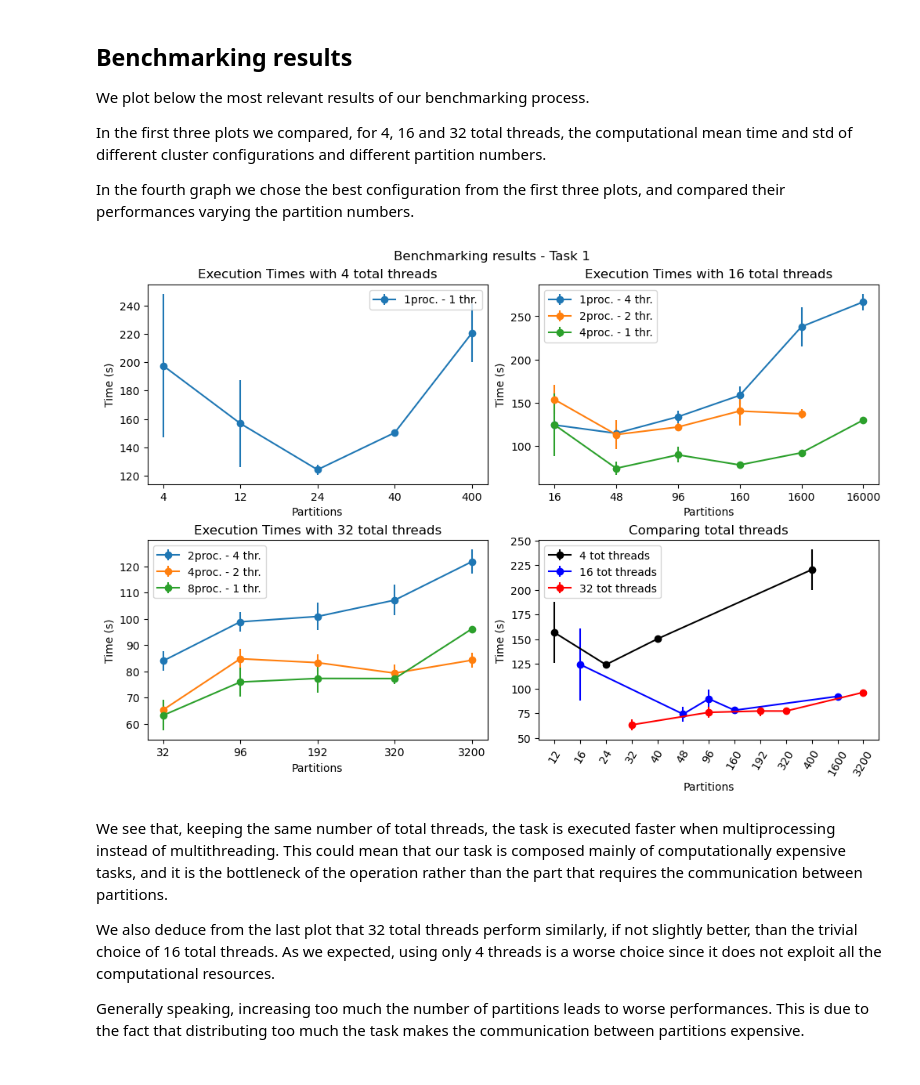
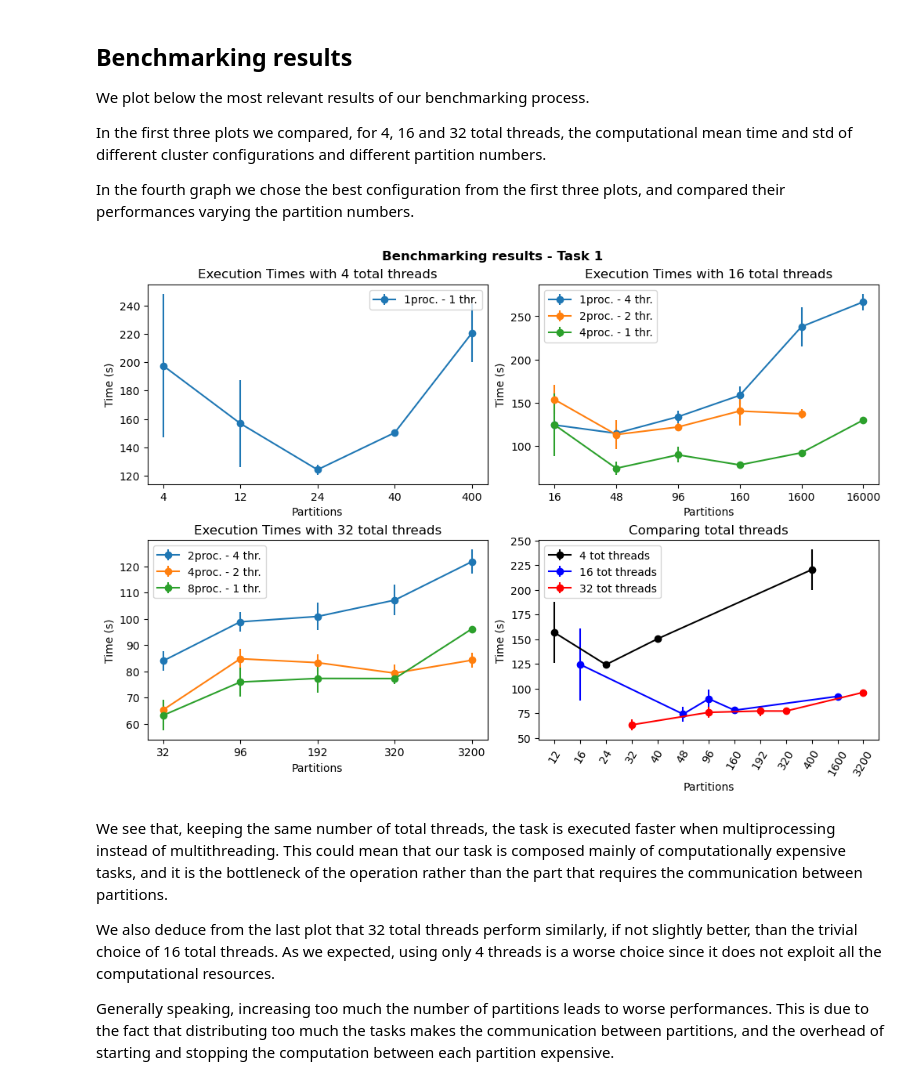
Before and after one commit to Gabriele-Bellavia/Analysis-of-covid-19-papers-mapd-b-project, a Jupyter notebook: Task1_wordcount.ipynb, the cells around one changed output. Saved outputs shown, nothing was run; the diff lists cells and outputs as text; code cells hidden in the pictures.

```diff
--- a/Task1_wordcount.ipynb
+++ b/Task1_wordcount.ipynb
@@ -65,16 +53,17 @@ Some problems encountered while retrieving the data were:
 - We found some files written using Latex syntax. We pruned the test in latex for each file (if present).
 # %%
-a = dd.read_csv('/mnt/data/20/metadata.csv', blocksize='3MB', dtype='string')
-print('Partitions: ',a.npartitions)
+meta_block = os.path.getsize('/mnt/data/20/metadata.csv') // 32
+meta = dd.read_csv('/mnt/data/20/metadata.csv', blocksize=meta_block, dtype='string')
+print('Partitions: ', meta.npartitions)
 
 common_path = '/mnt/data/20/'
-pmj = a['pmc_json_files']
-pdj = a['pdf_json_files']
+pmj = meta['pmc_json_files']
+pdj = meta['pdf_json_files']
 
 clean_pm = pmj.notnull()
 clean_pd = pdj.notnull() & pmj.isnull()
 
 pmc = common_path + pmj[clean_pm]
 pdf = (common_path + pdj[clean_pd]).replace(r"\;.+", "", regex=True)
-# paths=pdf.compute()
+
 paths = dd.concat([pdf, pmc]).compute().to_list()
@@ -184,56 +188,55 @@ In the first three plots we compared, for 4, 16 and 32 total threads, the comput
 
 In the fourth graph we chose the best configuration from the first three plots, and compared their performances varying the partition numbers.
 # %%
-
 fig,ax=plt.subplots(2,2,figsize=(10,7),layout='constrained')
-fig.suptitle('Benchmarking results - Task 1')
+fig.suptitle('Benchmarking results - Task 1', weight="bold")
 
 #First, second and third graph
 
-f.plot_performances(f'bm/benchmarks_1_d4.csv',0,0,ax)
-f.plot_performances(f'bm/benchmarks_1_d16.csv',0,1,ax)
-f.plot_performances(f'bm/benchmarks_1_d32.csv',1,0,ax)
+f.plot_performances(f'bm/bm_1_d4.csv',0,0,ax)
+f.plot_performances(f'bm/bm_1_d16.csv',0,1,ax)
+f.plot_performances(f'bm/bm_1_d32.csv',1,0,ax)
 
 #Third graph
 
 #read and clean data
-dfs=[pd.read_csv('bm/benchmarks_1_d4.csv'),pd.read_csv('bm/benchmarks_1_d16.csv'),pd.read_csv('bm/benchmarks_1_d32.csv')]
+dfs=[pd.read_csv('bm/bm_1_d4.csv'),pd.read_csv('bm/bm_1_d16.csv'),pd.read_csv('bm/bm_1_d32.csv')]
 dfs[1]=dfs[1][dfs[1]['n_workers']==4] #selecting only the best configuration
 dfs[2]=dfs[2][dfs[2]['n_workers']==8]
 dfs[0]=dfs[0][dfs[0]['n_partitions']>11]
 dfs[1]=dfs[1][dfs[1]['n_partitions']<1700]
 
 #setting local variables
 partitions=np.concat([dfs[0]['n_partitions'].values,dfs[1]['n_partitions'].values,dfs[2]['n_partitions'].values])
 partitions=(np.unique(sorted(partitions)))
 colors=['k','blue','red']
 
 #plotting the errorbar
 for i in range(3):
 
     dfs[i]['time']=np.round((dfs[i]['time1']+dfs[i]['time2']+dfs[i]['time3'])/3,2)
     dfs[i]['std']=np.round(np.std([dfs[i]['time1'],dfs[i]['time2'],dfs[i]['time3']],axis=0),2)
 
     x=[int(np.argwhere(partitions==i)[0][0])+1 for i in dfs[i]['n_partitions'].values]
 
     num_threads=str(dfs[i]['n_workers'].values[0]*dfs[i]['n_threads'].values[0]*4)
     results=dfs[i].drop(columns=['n_workers','n_threads','time1','time2','time3'])
     y=results.to_numpy()
 
     ax[1,1].errorbar(x=x,y=y[:,1],yerr=y[:,2],label=f'{num_threads} tot threads',fmt='o-',c=colors[i])
 
 ax[1,1].legend()
 ax[1,1].set_xticks(np.arange(1,len(partitions)+1,1))
 ax[1,1].set_xticklabels(partitions, rotation=60)
 ax[1,1].set_title('Comparing total threads')
 ax[1,1].set_xlabel('Partitions')
 ax[1,1].set_ylabel('Time (s)')
 plt.show()
 # %% [output]
-[figure, old version]
+[figure, new version]
 # %% [markdown]
 We see that, keeping the same number of total threads, the task is executed faster when multiprocessing instead of multithreading. This could mean that our task is composed mainly of computationally expensive tasks, and it is the bottleneck of the operation rather than the part that requires the communication between partitions.
 
 We also deduce from the last plot that 32 total threads perform similarly, if not slightly better, than the trivial choice of 16 total threads. As we expected, using only 4 threads is a worse choice since it does not exploit all the computational resources.
 
-Generally speaking, increasing too much the number of partitions leads to worse performances. This is due to the fact that distributing too much the task makes the communication between partitions expensive.
+Generally speaking, increasing too much the number of partitions leads to worse performances. This is due to the fact that distributing too much the tasks makes the communication between partitions, and the overhead of starting and stopping the computation between each partition expensive.
```
Also changed, not shown: parts of 14 cells of this notebook, 5 other files.
